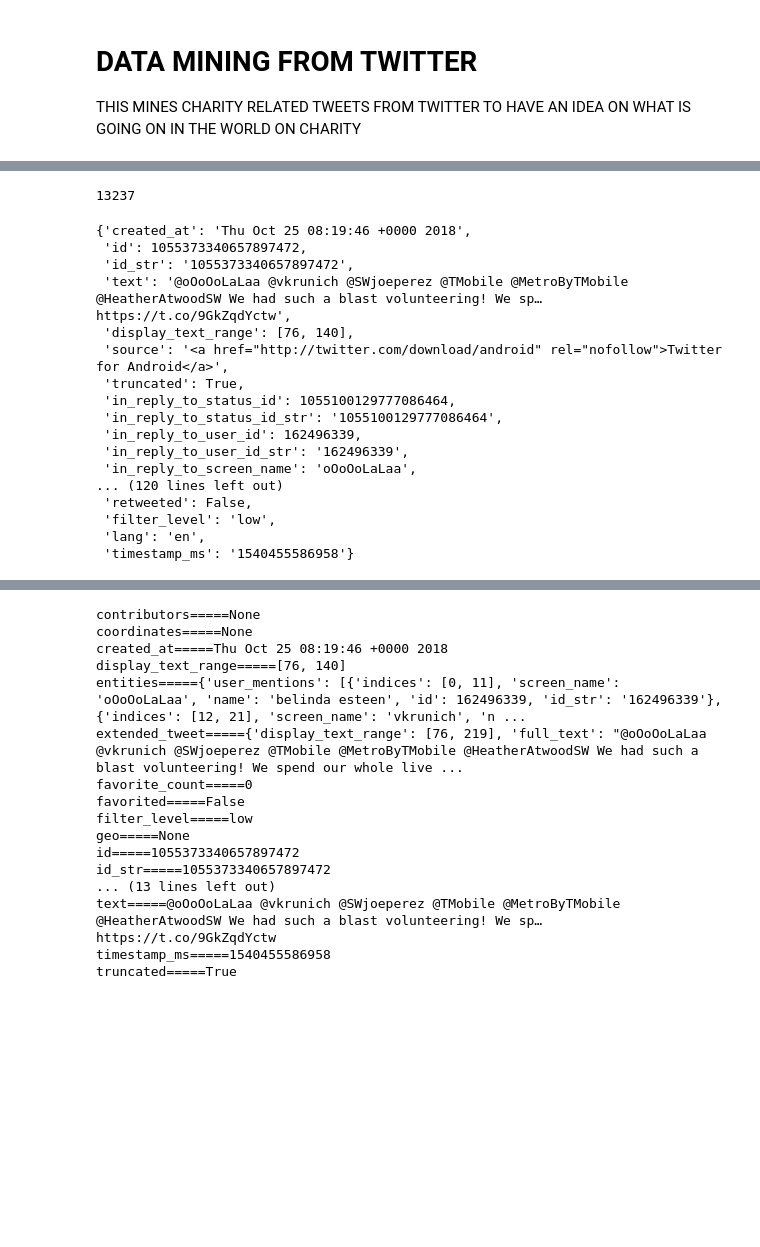
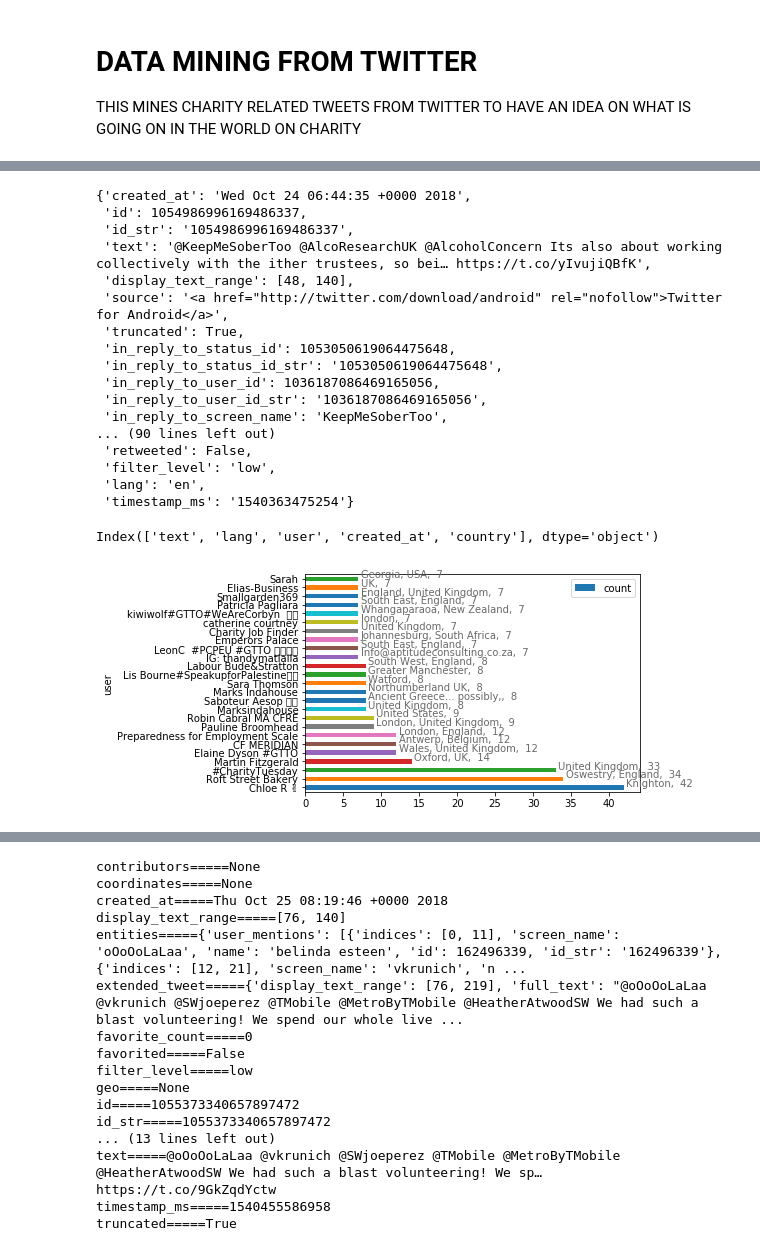
Before and after one commit to leosj1/rcf, a Jupyter notebook: DATA MINING FROM TWITTER.ipynb, the cells around one changed output, grey strips where cells are left out. Drawn from its saved outputs; the diff is of its cells as text; code cells hidden in the pictures; blank space fills up the shorter version.

```diff
--- a/DATA MINING FROM TWITTER.ipynb
+++ b/DATA MINING FROM TWITTER.ipynb
@@ -52,37 +54,33 @@ if __name__ == '__main__':
 import json
 path='C:\\Users\\Leo-SJ\\Desktop\\DATA VALIDATION\\CODE\\'
 tweets=[]
-t_file=open(path+'twittee_data_all11.json','r')
+t_file=open(path+'twitter_data44.json','r')
 for line in t_file:
     try:
         t_load=json.loads(line)  #.decode('utf-8')
         tweets.append(t_load)
     except:
         continue
-# %%
-len(tweets)
-# %% [output]
-13237
 # %%
 tweets[1] #ALL INFORMATION FROM ONE TWEET
 # %% [output]
-{'created_at': 'Thu Oct 25 08:19:46 +0000 2018',
- 'id': 1055373340657897472,
- 'id_str': '1055373340657897472',
- 'text': '@oOoOoLaLaa @vkrunich @SWjoeperez @TMobile @MetroByTMobile @HeatherAtwoodSW We had such a blast volunteering! We sp… https://t.co/9GkZqdYctw',
- 'display_text_range': [76, 140],
+{'created_at': 'Wed Oct 24 06:44:35 +0000 2018',
+ 'id': 1054986996169486337,
+ 'id_str': '1054986996169486337',
+ 'text': '@KeepMeSoberToo @AlcoResearchUK @AlcoholConcern Its also about working collectively with the ither trustees, so bei… https://t.co/yIvujiQBfK',
+ 'display_text_range': [48, 140],
  'source': '<a href="http://twitter.com/download/android" rel="nofollow">Twitter for Android</a>',
  'truncated': True,
- 'in_reply_to_status_id': 1055100129777086464,
- 'in_reply_to_status_id_str': '1055100129777086464',
- 'in_reply_to_user_id': 162496339,
- 'in_reply_to_user_id_str': '162496339',
- 'in_reply_to_screen_name': 'oOoOoLaLaa',
-... (120 lines left out)
+ 'in_reply_to_status_id': 1053050619064475648,
+ 'in_reply_to_status_id_str': '1053050619064475648',
+ 'in_reply_to_user_id': 1036187086469165056,
+ 'in_reply_to_user_id_str': '1036187086469165056',
+ 'in_reply_to_screen_name': 'KeepMeSoberToo',
+... (90 lines left out)
  'retweeted': False,
  'filter_level': 'low',
  'lang': 'en',
- 'timestamp_ms': '1540455586958'}
+ 'timestamp_ms': '1540363475254'}
 # %%
 #CREATE AN EMPTY DATFRAME NAMED 't'
 import pandas as pd
@@ -96,3 +94,27 @@ t['user'] = list(map(lambda tweet: tweet['user']['name'], tweets))
 t['created_at'] = list(map(lambda tweet: tweet['created_at'], tweets))
 t['country'] = list(map(lambda tweet: tweet['user']['location'], tweets))
 # t['country'] = map(lambda tweet: t['user']['location'] if tweet['user'] != None else None, tweets)
+# %%
+t.columns
+# %% [output]
+Index(['text', 'lang', 'user', 'created_at', 'country'], dtype='object')
+# %%
+# PLOT THE FREQUENCY OF THE AMOUNT OF TWEETS HAVING THOSE KEYWORDS FOR THAT DAY
+# filterr=t.groupby(['user','country']).count()[['text']]
+#GROUP BY THE USERS AND COUNT THE AMOUNT OF TIMES THEY TWEETED THE KEYWORDS
+filterr=t.groupby(['user','country']).size().reset_index(name='count')
+# filterr=t.groupby('user').transform('count')
+
+
+filter1=filterr.sort_values('count',ascending=False).head(25)[['user','country','count']]
+# filter1['count']=filter1['count'].astype(float)
+
+filterr2=filter1.plot.barh(x='user',y='count')
+
+
+for i,j in zip(filterr2.patches,filter1['country']):
+    filterr2.text(i.get_width()+.3,i.get_y()+.38,j+',  '+str(round((i.get_width()),2)),color='dimgrey')
+
+# filter1
+# %% [output]
+[figure, added]
```
Also changed, not shown: parts of 12 cells of this notebook.
